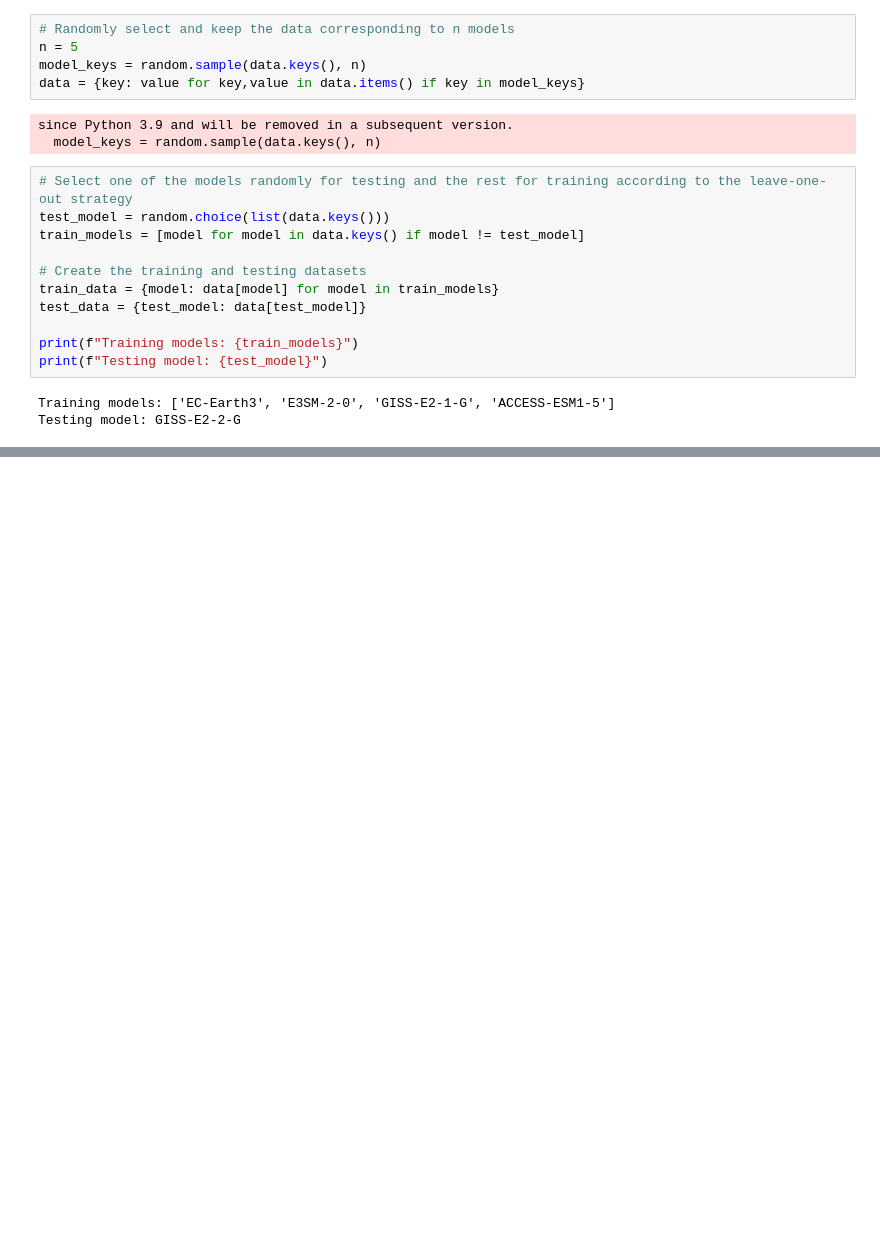
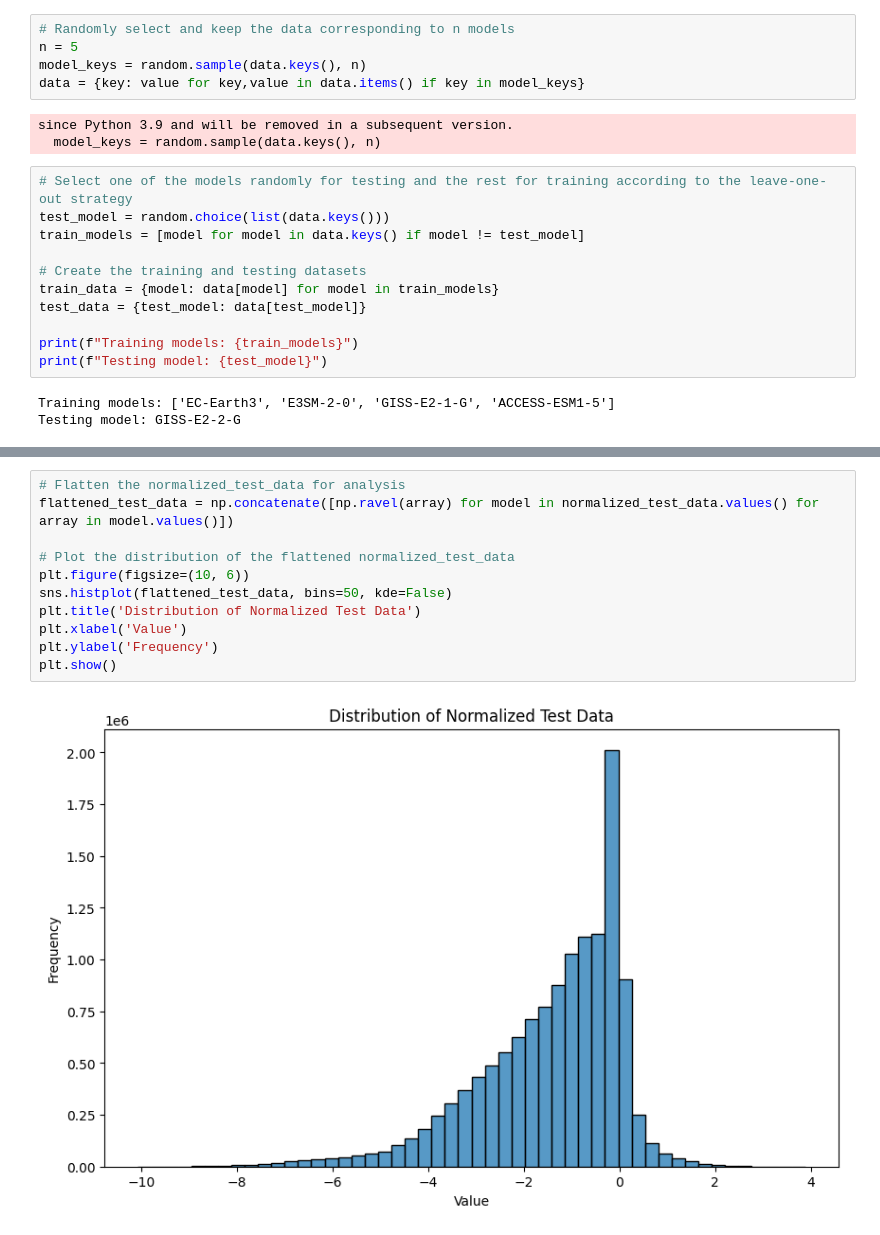
Before and after one commit to Victor2175/gm4cs-l, a Jupyter notebook: VAE_test.ipynb, the cells around one changed output, grey strips where cells are left out. Cells and saved outputs as stored; diff of their text form; blank space fills up the shorter version.

```diff
--- a/VAE_test.ipynb
+++ b/VAE_test.ipynb
@@ -92,2 +111,15 @@ Testing model: GISS-E2-2-G
+# %%
+# Flatten the normalized_test_data for analysis
+flattened_test_data = np.concatenate([np.ravel(array) for model in normalized_test_data.values() for array in model.values()])
+
+# Plot the distribution of the flattened normalized_test_data
+plt.figure(figsize=(10, 6))
+sns.histplot(flattened_test_data, bins=50, kde=False)
+plt.title('Distribution of Normalized Test Data')
+plt.xlabel('Value')
+plt.ylabel('Frequency')
+plt.show()
+# %% [output]
+[figure, added]
 # %%
 # Create dataset
```
Also changed, not shown: parts of 5 cells of this notebook, 23 other files.
